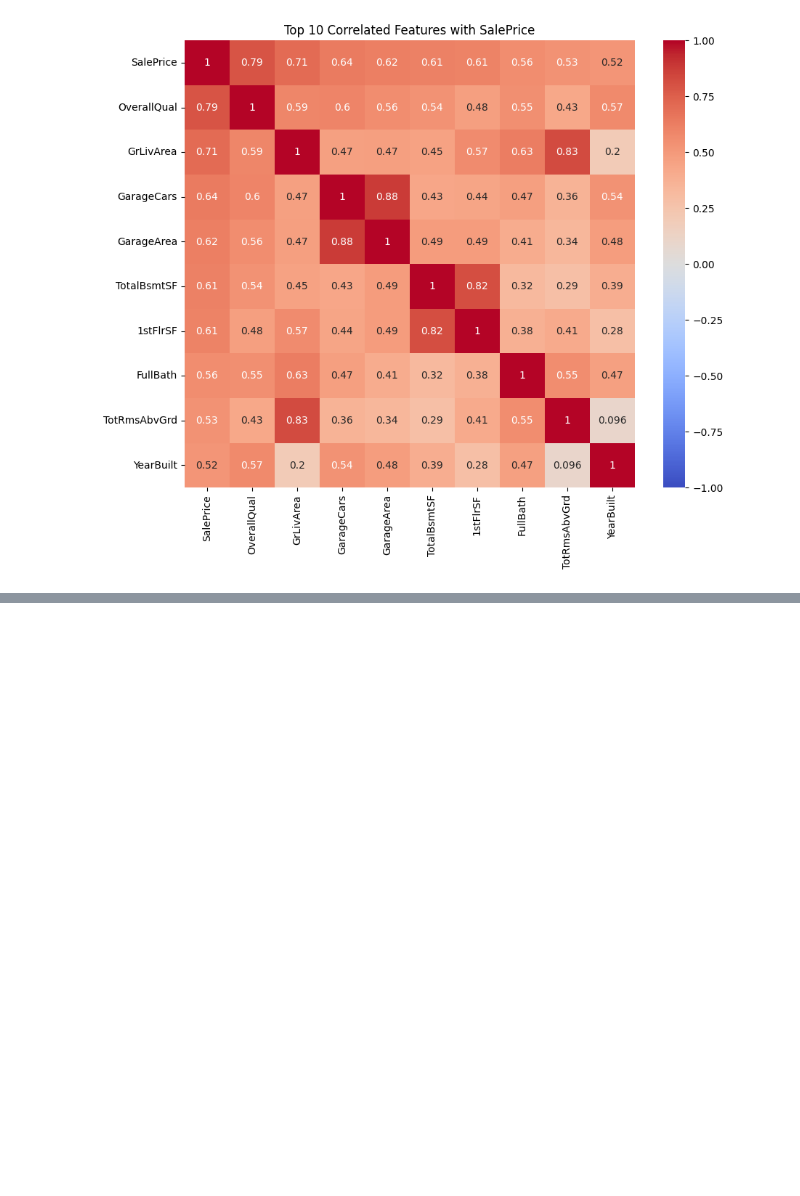
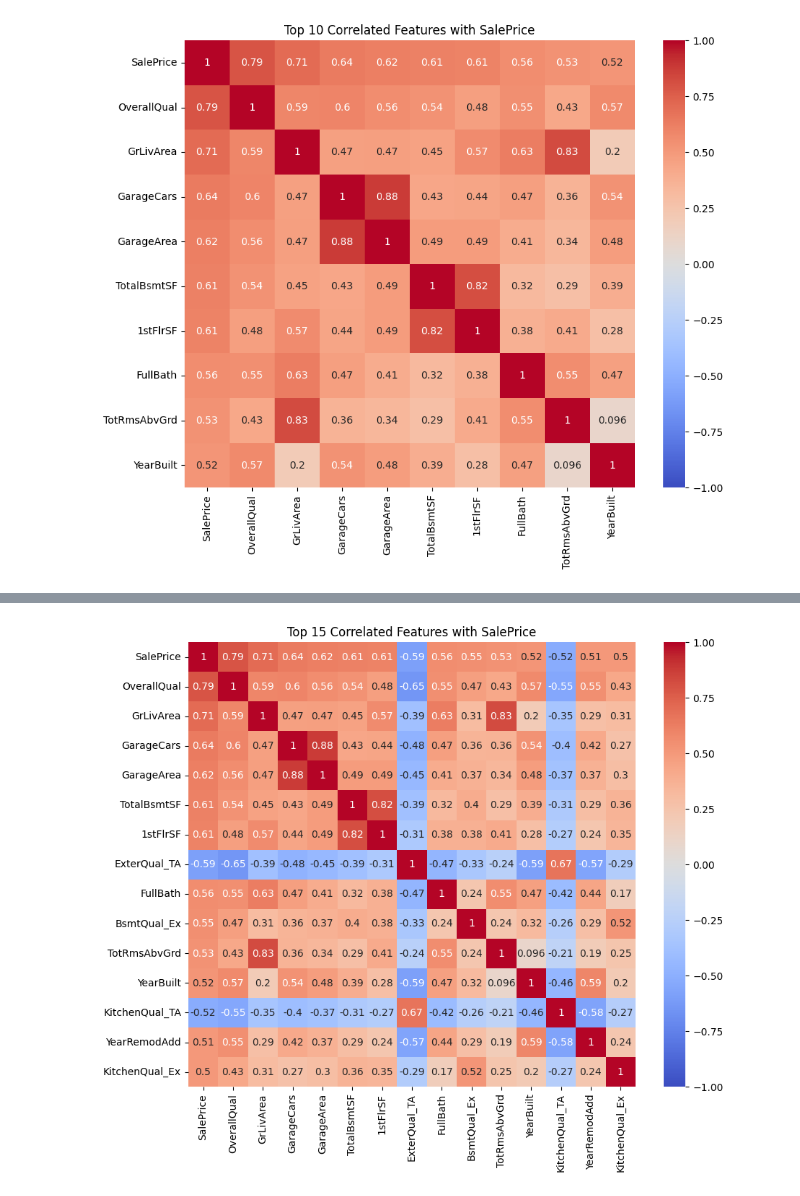
Before and after one commit to fabricio-inoue/House-Prices---Regression, a Jupyter notebook: House-pricing.ipynb, the cells around one changed output, grey strips where cells are left out. Saved outputs shown, nothing was run; the diff lists cells and outputs as text; code cells hidden in the pictures; blank space fills up the shorter version.

```diff
--- a/House-pricing.ipynb
+++ b/House-pricing.ipynb
@@ -168,0 +194,4 @@ plot_top_correlation_heatmap(numerical_columns, 'SalePrice', k=10)
+# %%
+categorical_columns = train_df.select_dtypes(include=['object'])
+
+categorical_columns.columns
@@ -168,0 +209,19 @@ plot_top_correlation_heatmap(numerical_columns, 'SalePrice', k=10)
+# %%
+from sklearn.preprocessing import OneHotEncoder
+
+# Create an instance of OneHotEncoder
+encoder = OneHotEncoder()
+
+# Fit the encoder on the categorical columns
+encoder.fit(categorical_columns)
+
+# Transform the categorical columns using one-hot encoding
+encoded_columns = encoder.transform(categorical_columns).toarray()
+
+# Create a new DataFrame with the encoded columns
+encoded_df = pd.DataFrame(encoded_columns, columns=encoder.get_feature_names_out(categorical_columns.columns))
+
+# Combine the numerical columns and the encoded categorical columns
+combined_df = pd.concat([numerical_columns, encoded_df], axis=1)
+
+display(combined_df)
@@ -168,0 +257,4 @@ plot_top_correlation_heatmap(numerical_columns, 'SalePrice', k=10)
+# %%
+plot_top_correlation_heatmap(combined_df, 'SalePrice', k=15)
+# %% [output]
+[figure, added]
```
Also changed, not shown: parts of 7 cells of this notebook.
